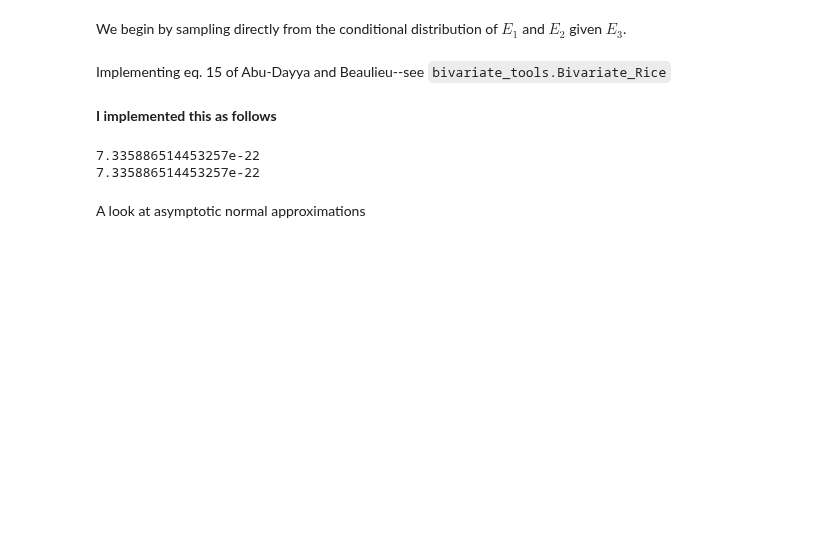
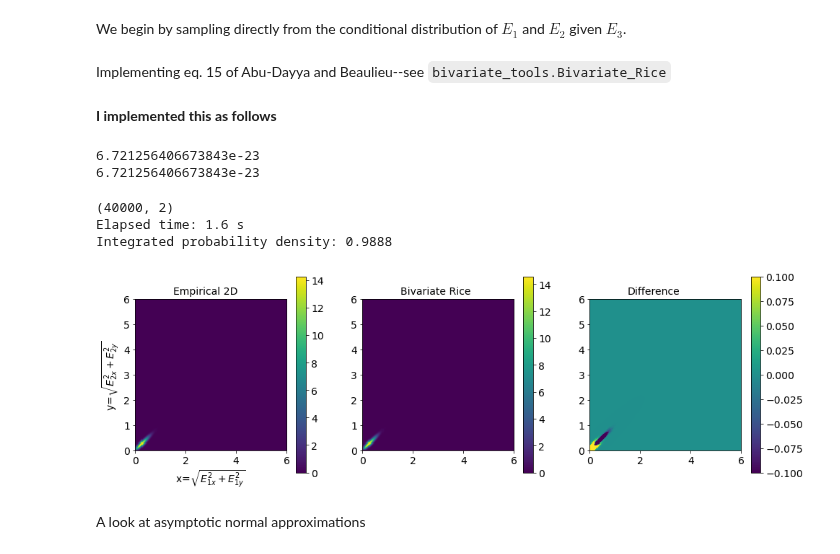
Before and after one commit to Hekstra-Lab/dw, a Jupyter notebook: 6_Bivariate_priors_tidy.ipynb, the cells around one changed output. Cells and saved outputs as stored; diff of their text form; code cells hidden in the pictures; blank space fills up the shorter version.

````diff
--- a/6_Bivariate_priors_tidy.ipynb
+++ b/6_Bivariate_priors_tidy.ipynb
@@ -244,11 +244,11 @@ Note that the expression for $v$ is equivalent to the expression for $\rho_{k,j}
 # %% [markdown]
 We begin by sampling directly from the conditional distribution of $E_1$ and $E_2$ given $E_3$.
 # %%
-rng = default_rng()
-r   = 0.9
-rx  = 0.99
-Eref = 2
-mean= np.asarray([r*Eref, r*Eref, 0, 0]) # conditional mean, equal to r * E3
+rng  = default_rng()
+r    = 0.95
+rx   = 0.995
+Eref = 0.15
+mean = np.asarray([r*Eref, r*Eref, 0, 0]) # conditional mean, equal to r * E3
 
 cov = 0.5*\
     np.asarray([[ 1-r**2, rx-r**2,0,      0      ],\
@@ -258,11 +258,13 @@ cov = 0.5*\
 vals = rng.multivariate_normal(mean,cov,10000000)
 R1_sq=vals[:,0]**2 + vals[:,2]**2
 R2_sq=vals[:,1]**2 + vals[:,3]**2
+R1_abs=np.sqrt(R1_sq)
+R2_abs=np.sqrt(R2_sq)
 # %% [markdown]
 Implementing eq. 15 of Abu-Dayya and Beaulieu--see ```bivariate_tools.Bivariate_Rice```
 # %%
 # R3 = np.sqrt(float(mean[0]**2 + mean[2]**2))  # r*E3
-E3 = 0.6
+E3 = Eref
 R3 = r*E3
 K  = R3**2    /(1-r**2)
 p1 = 2        /(1-r**2)
@@ -270,13 +272,13 @@ v  = (rx-r**2)/(1-r**2)
 # %% [markdown]
 **I implemented this as follows**
 # %%
-R1=0.2
+R1=0.5
 R2=1.2
 print(bivariate_tools.Bivariate_Rice(R1,R2,K,p1,v))
 print(bivariate_tools.Bivariate_Rice_wrapper(E1=R1, E2=R2, rx=rx, Sigma=1.0, E3=E3, r=r))
 # %% [output]
-7.335886514453257e-22
-7.335886514453257e-22
+6.721256406673843e-23
+6.721256406673843e-23
 # %%
 nx, ny = (200,200)
 xy_max = 6
@@ -295,28 +297,34 @@ t1_end = perf_counter()
 
 print(f"Elapsed time: {t1_end-t1_start:.3} s")
 print(f"Integrated probability density: {np.sum(result[:])*((xy_max/nx)*(xy_max/ny)):.4}")
+# %% [output]
+(40000, 2)
+Elapsed time: 1.6 s
+Integrated probability density: 0.9888
 # %%
 (xmax,ymax) = (xy_max,xy_max)
 xedges = np.linspace(0,xmax,nx+1)
 yedges = np.linspace(0,ymax,ny+1)
-Hx_emp, xedges, yedges = np.histogram2d(np.sqrt(R1_sq), np.sqrt(R2_sq), bins=(xedges, yedges),density=True)
+Hx_emp, xedges, yedges = np.histogram2d(R1_abs, R2_abs, bins=(xedges, yedges),density=True)
 
 plt.figure(figsize=(16,5))
 plt.subplot(1,3,1)
 plt.imshow(Hx_emp, interpolation='none', extent=[0,xmax,0,ymax],origin='lower')
 plt.xlabel(r"x=$\sqrt{E_{1x}^2+E_{1y}^2}$"); plt.ylabel(r"y=$\sqrt{E_{2x}^2+E_{2y}^2}$")
 plt.text(1.5,6.2,"Empirical 2D")
 plt.colorbar();
 
 plt.subplot(1,3,2)
 plt.imshow(result, interpolation='none', extent=[0,xmax,0,ymax],origin='lower')
 plt.text(1.5,6.2,"Bivariate Rice")
 plt.colorbar()
 
 plt.subplot(1,3,3)
-plt.imshow(Hx_emp-result, interpolation='none', extent=[0,xmax,0,ymax],origin='lower',vmin=-0.05,vmax=0.05)
+plt.imshow(Hx_emp-result, interpolation='none', extent=[0,xmax,0,ymax],origin='lower',vmin=-0.1,vmax=0.1)
 plt.text(1.5,6.2,"Difference")
 plt.colorbar(); plt.show()
+# %% [output]
+[figure, added]
 # %% [markdown]
 A look at asymptotic normal approximations
 # %%
````
Also changed, not shown: parts of 8 cells of this notebook, 1 other file.
